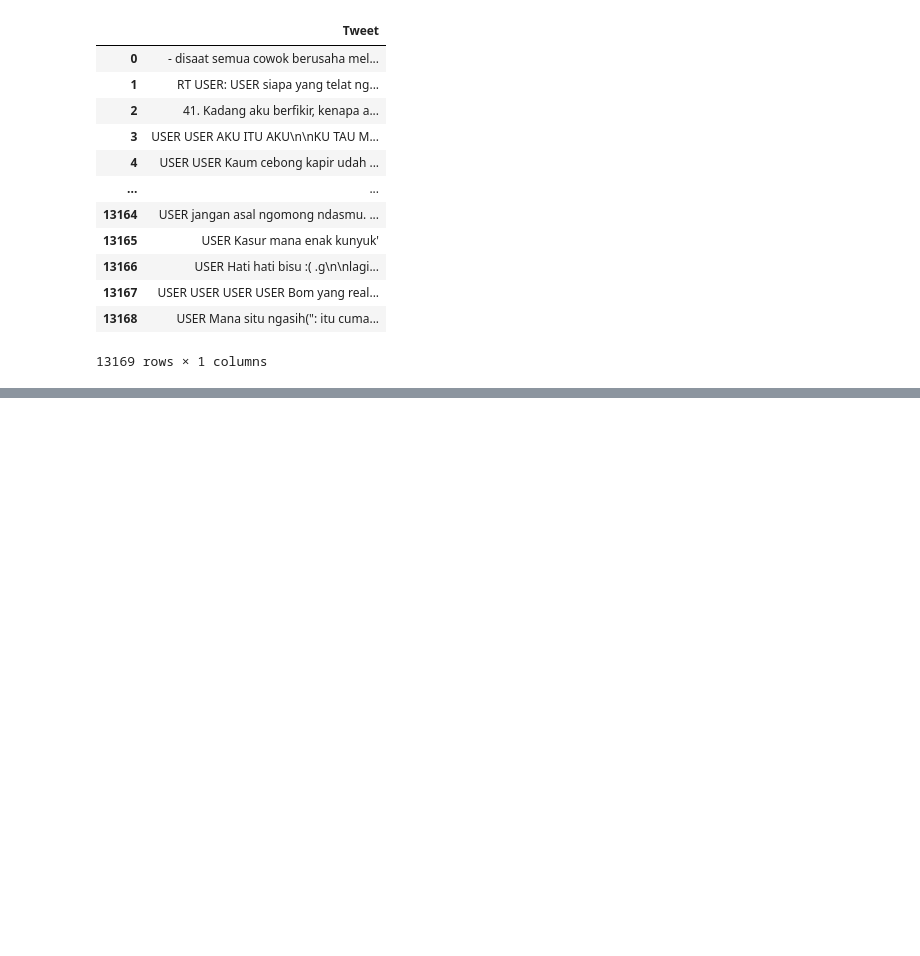
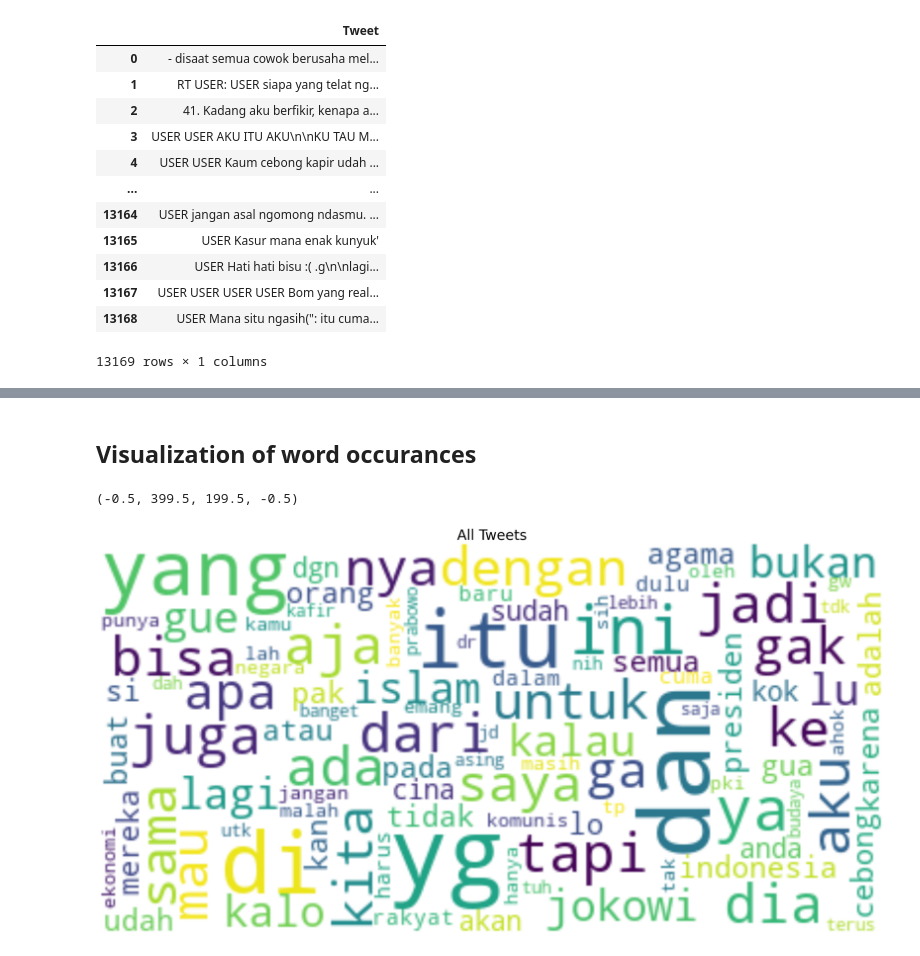
Before and after one commit to prasamumtaz/API-Data-Cleaning-Tweets, a Jupyter notebook: Tweet_Data_Cleaning.ipynb, the cells around one changed output, grey strips where cells are left out. Drawn from its saved outputs; the diff is of its cells as text; code cells hidden in the pictures; blank space fills up the shorter version.

Commit message:
New Update for Data Cleaning & EDA

```diff
--- a/Tweet_Data_Cleaning.ipynb
+++ b/Tweet_Data_Cleaning.ipynb
@@ -5,5 +9,5 @@ import numpy as np
 # %%
-df_tweet = pd.read_csv(r"E:\BINAR\Gold - Challenge\DATASET\data.csv", encoding='latin1')
+df_tweet = pd.read_csv(r"E:\BINAR\Gold - Challenge\DATASET\data.csv", encoding='ISO-8859-1')
 df = pd.DataFrame(df_tweet[['Tweet']])
 df
 # %% [output]
@@ -20,11 +24,3 @@ df
 | 13167 | USER USER USER USER Bom yang real... |
 | 13168 | USER Mana situ ngasih(": itu cuma... |
 13169 rows × 1 columns
-# %%
-def remove_pattern(input_text, pattern):
-    r = re.findall(pattern, input_text)
-    for i in r:
-        input_text = re.sub(i, '', input_text)
-    return input_text
-
-df['remove_USER'] = np.vectorize(remove_pattern)(df['Tweet'], "USER:|USER")
@@ -121,0 +62,4 @@ df_3.to_csv('new_data_3.csv')
+# %%
+df['clean_Tweet'] = df['Tweet'].apply(Clean)
+df.drop_duplicates(subset = 'clean_Tweet', keep = 'first', inplace = True)
+df.head(20)
@@ -121,0 +84,18 @@ df_3.to_csv('new_data_3.csv')
+# %% [markdown]
+## Visualization of word occurances
+# %%
+from wordcloud import WordCloud, STOPWORDS , ImageColorGenerator
+# Start with one review:
+tweet_All = " ".join(review for review in df.clean_Tweet)
+
+plt.subplots(1, 1, figsize  = (30,30))
+# Create and generate a word cloud image:
+wordcloud_ALL = WordCloud(max_font_size=50, max_words=100, background_color="white").generate(tweet_All)
+
+# Display the generated image:
+plt.imshow(wordcloud_ALL, interpolation='bilinear')
+plt.title('All Tweets', fontsize=30)
+plt.axis('off')
+# %% [output]
+(-0.5, 399.5, 199.5, -0.5)
+[figure, added]
```
Also changed, not shown: parts of 35 cells of this notebook, 1 other file.
